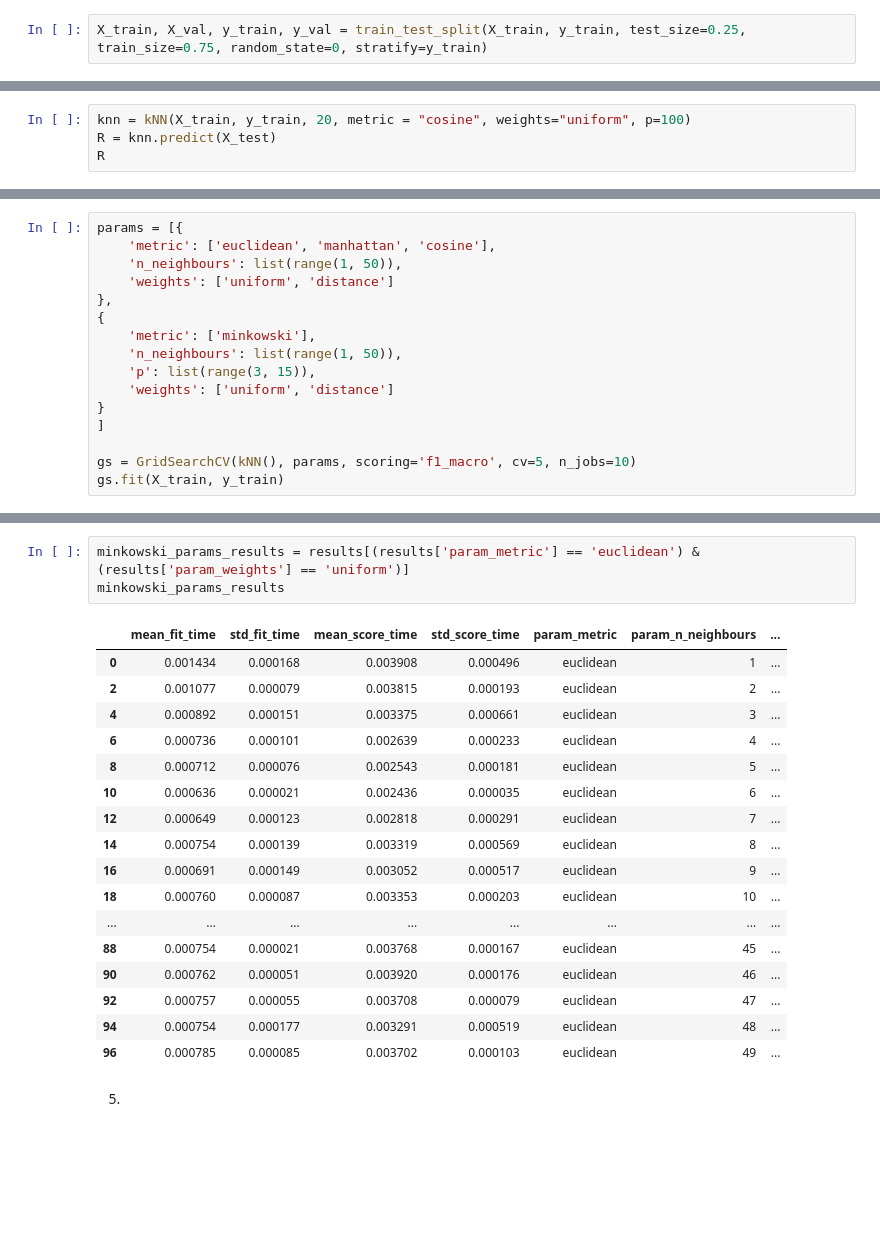
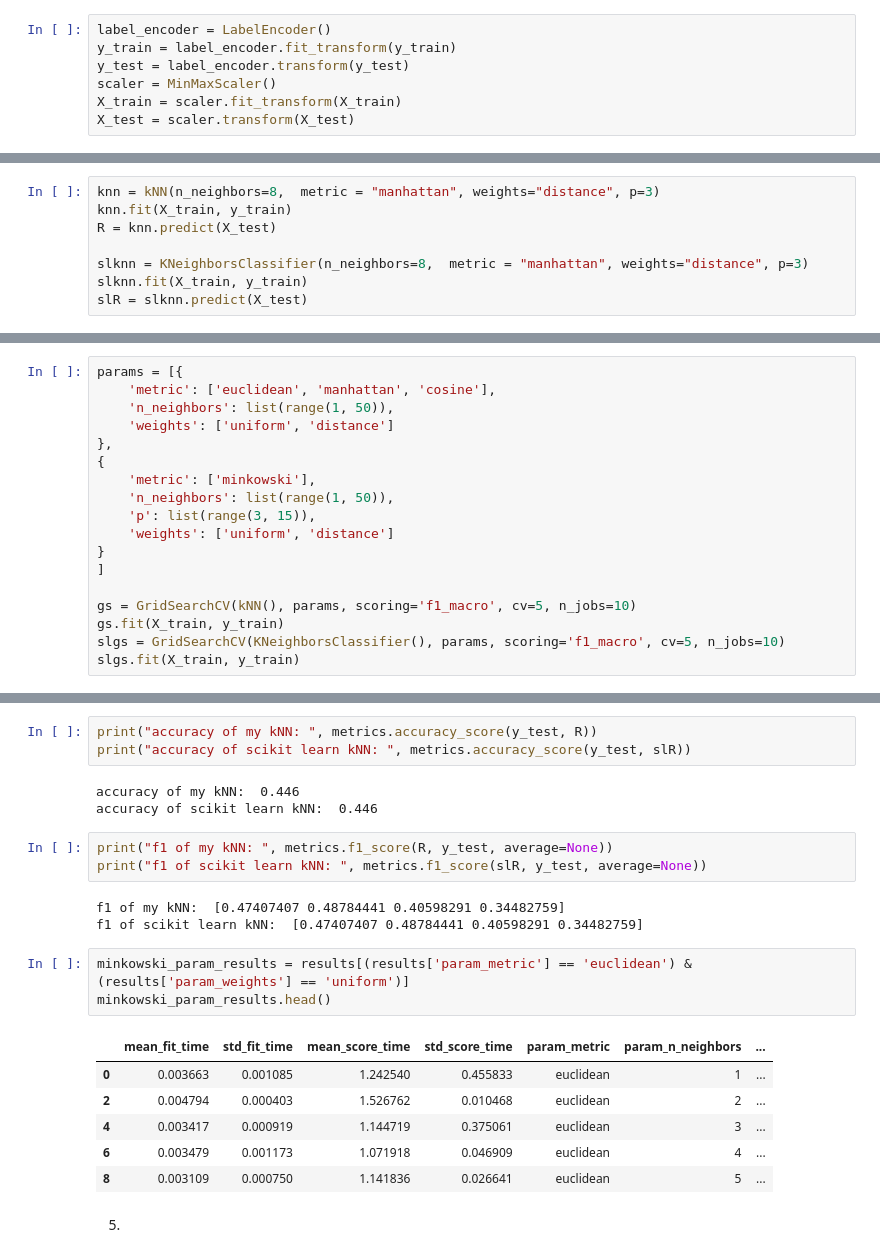
Before and after one commit to Staniskhan/ML_course, a Jupyter notebook: hw03/hw03.ipynb, the cells around one changed output, grey strips where cells are left out. Cells and saved outputs as stored; diff of their text form; blank space fills up the shorter version.

```diff
--- a/hw03/hw03.ipynb
+++ b/hw03/hw03.ipynb
@@ -110,2 +296,7 @@ X_train, X_test, y_train, y_test = train_test_split(X, y, test_size=0.2, train_s
-# %%
-X_train, X_val, y_train, y_val = train_test_split(X_train, y_train, test_size=0.25, train_size=0.75, random_state=0, stratify=y_train)
+# %%
+label_encoder = LabelEncoder()
+y_train = label_encoder.fit_transform(y_train)
+y_test = label_encoder.transform(y_test)
+scaler = MinMaxScaler()
+X_train = scaler.fit_transform(X_train)
+X_test = scaler.transform(X_test)
@@ -251,4 +470,8 @@ class kNN(BaseEstimator):
 # %%
-knn = kNN(X_train, y_train, 20, metric = "cosine", weights="uniform", p=100)
+knn = kNN(n_neighbors=8,  metric = "manhattan", weights="distance", p=3)
+knn.fit(X_train, y_train)
 R = knn.predict(X_test)
-R
+
+slknn = KNeighborsClassifier(n_neighbors=8,  metric = "manhattan", weights="distance", p=3)
+slknn.fit(X_train, y_train)
+slR = slknn.predict(X_test)
@@ -291,12 +496,12 @@ knn.get_params()
 # %%
 params = [{
     'metric': ['euclidean', 'manhattan', 'cosine'],
-    'n_neighbours': list(range(1, 50)),
+    'n_neighbors': list(range(1, 50)),
     'weights': ['uniform', 'distance']
 },
 {
     'metric': ['minkowski'],
-    'n_neighbours': list(range(1, 50)),
+    'n_neighbors': list(range(1, 50)),
     'p': list(range(3, 15)),
     'weights': ['uniform', 'distance']
 }
@@ -304,4 +509,6 @@ params = [{
 
 gs = GridSearchCV(kNN(), params, scoring='f1_macro', cv=5, n_jobs=10)
 gs.fit(X_train, y_train)
+slgs = GridSearchCV(KNeighborsClassifier(), params, scoring='f1_macro', cv=5, n_jobs=10)
+slgs.fit(X_train, y_train)
 # %% [output]
@@ -328,24 +536,25 @@ results = pandas.DataFrame(gs.cv_results_)
+# %%
+print("accuracy of my kNN: ", metrics.accuracy_score(y_test, R))
+print("accuracy of scikit learn kNN: ", metrics.accuracy_score(y_test, slR))
+# %% [output]
+accuracy of my kNN:  0.446
+accuracy of scikit learn kNN:  0.446
+# %%
+print("f1 of my kNN: ", metrics.f1_score(R, y_test, average=None))
+print("f1 of scikit learn kNN: ", metrics.f1_score(slR, y_test, average=None))
+# %% [output]
+f1 of my kNN:  [0.47407407 0.48784441 0.40598291 0.34482759]
+f1 of scikit learn kNN:  [0.47407407 0.48784441 0.40598291 0.34482759]
 # %%
-minkowski_params_results = results[(results['param_metric'] == 'euclidean') & (results['param_weights'] == 'uniform')]
-minkowski_params_results
+minkowski_param_results = results[(results['param_metric'] == 'euclidean') & (results['param_weights'] == 'uniform')]
+minkowski_param_results.head()
 # %% [output]
-|  | mean_fit_time | std_fit_time | mean_score_time | std_score_time | param_metric | param_n_neighbours | ... |
-| 0 | 0.001434 | 0.000168 | 0.003908 | 0.000496 | euclidean | 1 | ... |
-| 2 | 0.001077 | 0.000079 | 0.003815 | 0.000193 | euclidean | 2 | ... |
-| 4 | 0.000892 | 0.000151 | 0.003375 | 0.000661 | euclidean | 3 | ... |
-| 6 | 0.000736 | 0.000101 | 0.002639 | 0.000233 | euclidean | 4 | ... |
-| 8 | 0.000712 | 0.000076 | 0.002543 | 0.000181 | euclidean | 5 | ... |
-| 10 | 0.000636 | 0.000021 | 0.002436 | 0.000035 | euclidean | 6 | ... |
-| 12 | 0.000649 | 0.000123 | 0.002818 | 0.000291 | euclidean | 7 | ... |
-| 14 | 0.000754 | 0.000139 | 0.003319 | 0.000569 | euclidean | 8 | ... |
-| 16 | 0.000691 | 0.000149 | 0.003052 | 0.000517 | euclidean | 9 | ... |
-| 18 | 0.000760 | 0.000087 | 0.003353 | 0.000203 | euclidean | 10 | ... |
-| ... | ... | ... | ... | ... | ... | ... | ... |
-| 88 | 0.000754 | 0.000021 | 0.003768 | 0.000167 | euclidean | 45 | ... |
-| 90 | 0.000762 | 0.000051 | 0.003920 | 0.000176 | euclidean | 46 | ... |
-| 92 | 0.000757 | 0.000055 | 0.003708 | 0.000079 | euclidean | 47 | ... |
-| 94 | 0.000754 | 0.000177 | 0.003291 | 0.000519 | euclidean | 48 | ... |
-| 96 | 0.000785 | 0.000085 | 0.003702 | 0.000103 | euclidean | 49 | ... |
+|  | mean_fit_time | std_fit_time | mean_score_time | std_score_time | param_metric | param_n_neighbors | ... |
+| 0 | 0.003663 | 0.001085 | 1.242540 | 0.455833 | euclidean | 1 | ... |
+| 2 | 0.004794 | 0.000403 | 1.526762 | 0.010468 | euclidean | 2 | ... |
+| 4 | 0.003417 | 0.000919 | 1.144719 | 0.375061 | euclidean | 3 | ... |
+| 6 | 0.003479 | 0.001173 | 1.071918 | 0.046909 | euclidean | 4 | ... |
+| 8 | 0.003109 | 0.000750 | 1.141836 | 0.026641 | euclidean | 5 | ... |
 # %% [markdown]
 5.
 # %%
```
Also changed, not shown: parts of 52 cells of this notebook.
